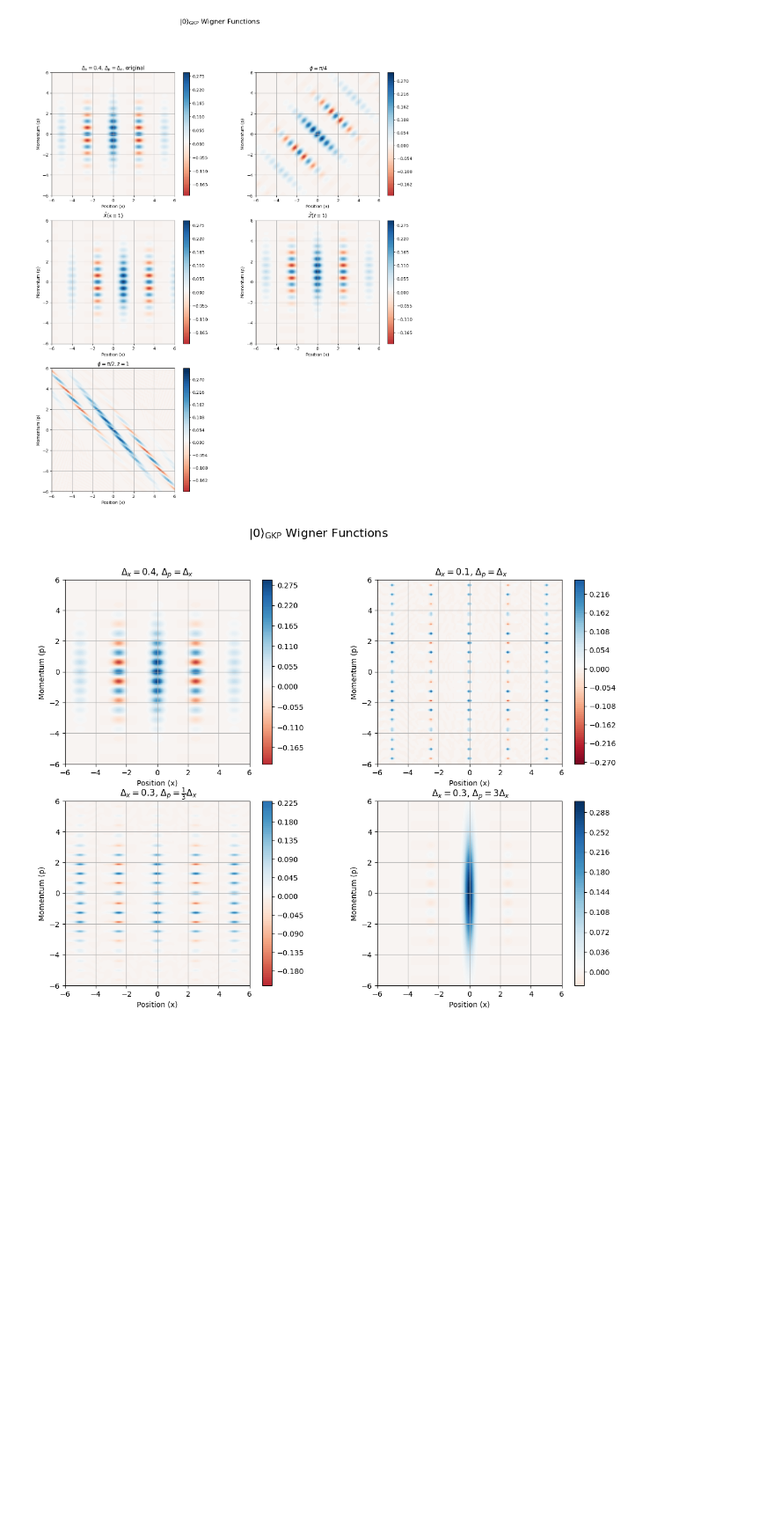
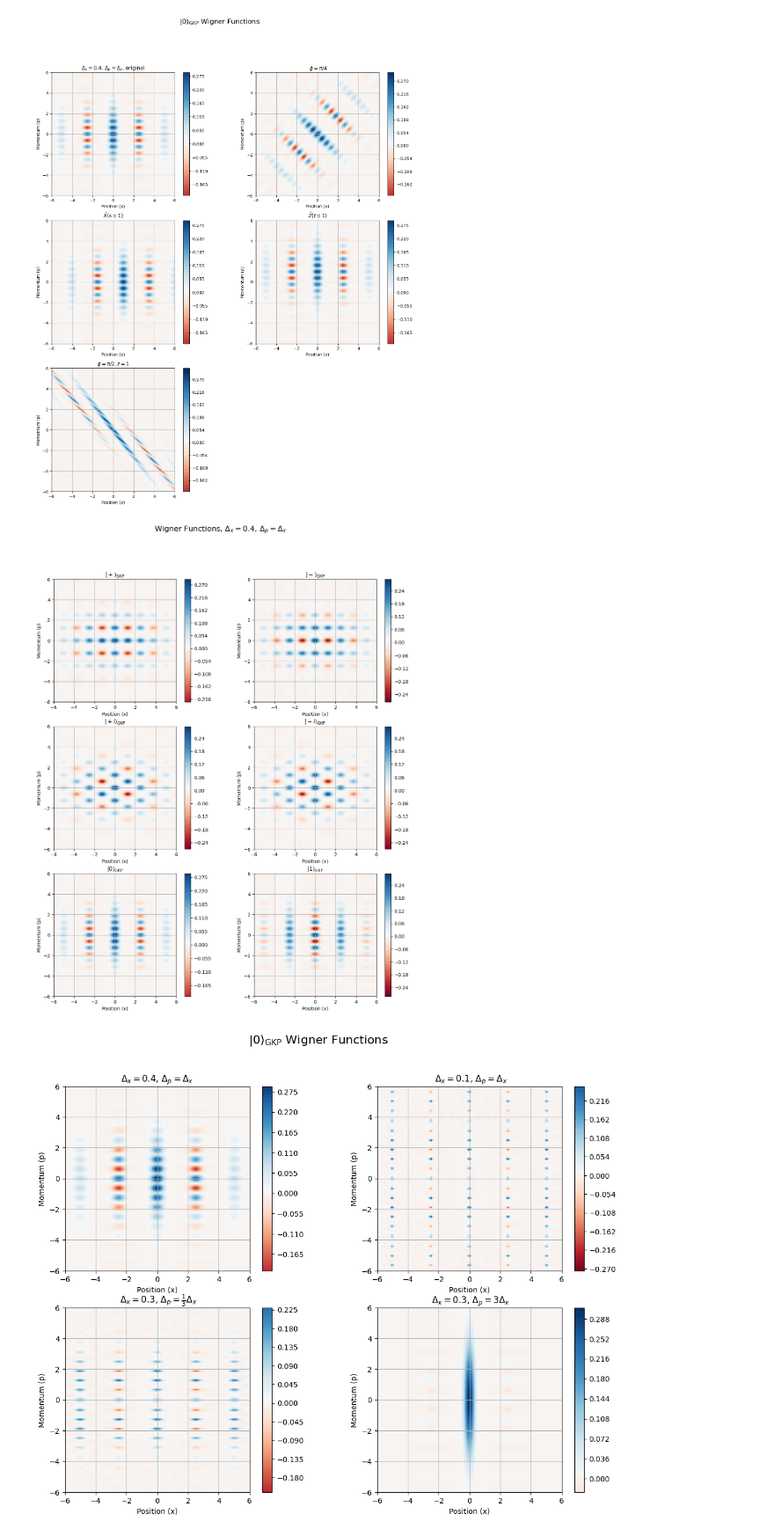
Before and after one commit to lhdarboe/Quantum-Information-Science-Project, a Jupyter notebook: GKP_LIVIA.ipynb, the cells around one changed output. Shown at 88% size. Cells and saved outputs as stored; diff of their text form; code cells hidden in the pictures; blank space fills up the shorter version.

```diff
--- a/GKP_LIVIA.ipynb
+++ b/GKP_LIVIA.ipynb
@@ -208,6 +208,16 @@ W_GKP_01 = wigner(gkp_state_01, x, p)
 W_GKP_11 = wigner(gkp_state_11, x, p)
 W_GKP_21 = wigner(gkp_state_21, x, p)
 W_GKP_31 = wigner(gkp_state_31, x, p)
+# %%
+plus_gkp = 1/np.sqrt(2) * (gkp_state_0 + gkp_state_01)
+W_GKP_plus = wigner(plus_gkp, x, p)
+minus_gkp = 1/np.sqrt(2) * (gkp_state_0 - gkp_state_01)
+W_GKP_minus = wigner(minus_gkp, x, p)
+
+plus_i_gkp = 1/np.sqrt(2) * (gkp_state_0 + 1j * gkp_state_01)
+W_GKP_plus_i = wigner(plus_i_gkp, x, p)
+minus_i_gkp = 1/np.sqrt(2) * (gkp_state_0 - 1j * gkp_state_01)
+W_GKP_minus_i = wigner(minus_i_gkp, x, p)
 # %%
 vmin = min(W_GKP_0.min(), W_GKP_1.min(), W_GKP_2.min(), W_GKP_3.min(), W_GKP_01.min(), W_GKP_11.min(), W_GKP_21.min(), W_GKP_31.min())
 vmax = max(W_GKP_0.max(), W_GKP_1.max(), W_GKP_2.max(), W_GKP_3.max(), W_GKP_01.max(), W_GKP_11.max(), W_GKP_21.max(), W_GKP_31.max())
@@ -259,6 +269,62 @@ fig.colorbar(cf4, ax=axs[2,0])
 axs[2,1].remove()
 # %% [output]
 [figure]
+# %%
+fig, axs = plt.subplots(3, 2, figsize=(14, 16))
+
+plt.suptitle(r"Wigner Functions, $\Delta_x=0.4$, $\Delta_p=\Delta_x$", fontsize=16)
+
+cf1 = axs[0,0].contourf(x, p, W_GKP_plus, levels=100, cmap='RdBu', vmin=vmin, vmax=vmax)
+axs[0,0].set_xlabel("Position (x)")
+axs[0,0].set_ylabel("Momentum (p)")
+axs[0,0].set_title(r"$|+\rangle_{\rm GKP}$")
+axs[0,0].set_aspect('equal')
+axs[0,0].grid()
+fig.colorbar(cf1, ax=axs[0,0])
+
+cf2 = axs[0,1].contourf(x, p, W_GKP_minus, levels=100, cmap='RdBu', vmin=vmin, vmax=vmax)
+axs[0,1].set_title(r"$|-\rangle_{\rm GKP}$")
+axs[0,1].set_xlabel("Position (x)")
+axs[0,1].set_ylabel("Momentum (p)")
+axs[0,1].set_aspect('equal')
+axs[0,1].grid()
+fig.colorbar(cf2, ax=axs[0,1])
+
+cf3 = axs[1,0].contourf(x, p, W_GKP_plus_i, levels=100, cmap='RdBu', vmin=vmin, vmax=vmax)
+axs[1,0].set_title(r"$|+i\rangle_{\rm GKP}$")
+axs[1,0].set_xlabel("Position (x)")
+axs[1,0].set_ylabel("Momentum (p)")
+axs[1,0].set_aspect('equal')
+axs[1,0].grid()
+fig.colorbar(cf3, ax=axs[1,0])
+
+cf4 = axs[1,1].contourf(x, p, W_GKP_minus_i, levels=100, cmap='RdBu', vmin=vmin, vmax=vmax)
+axs[1,1].set_title(r"$|-i\rangle_{\rm GKP}$")
+axs[1,1].set_xlabel("Position (x)")
+axs[1,1].set_ylabel("Momentum (p)")
+axs[1,1].set_aspect('equal')
+axs[1,1].grid()
+fig.colorbar(cf4, ax=axs[1,1])
+
+cf5 = axs[2,0].contourf(x, p, W_GKP_0, levels=100, cmap='RdBu', vmin=vmin, vmax=vmax)
+axs[2,0].set_xlabel("Position (x)")
+axs[2,0].set_ylabel("Momentum (p)")
+axs[2,0].set_title(r"$|0\rangle_{\rm GKP}$")
+axs[2,0].set_aspect('equal')
+axs[2,0].grid()
+fig.colorbar(cf5, ax=axs[2,0])
+
+cf6 = axs[2,1].contourf(x, p, W_GKP_01, levels=100, cmap='RdBu', vmin=vmin, vmax=vmax)
+axs[2,1].set_xlabel("Position (x)")
+axs[2,1].set_ylabel("Momentum (p)")
+axs[2,1].set_title(r"$|1\rangle_{\rm GKP}$")
+axs[2,1].set_aspect('equal')
+axs[2,1].grid()
+fig.colorbar(cf6, ax=axs[2,1])
+
+plt.show()
+# %% [output]
+[figure, added]
 # %%
 fig, axs = plt.subplots(2, 2, figsize=(14, 10))
 
```
